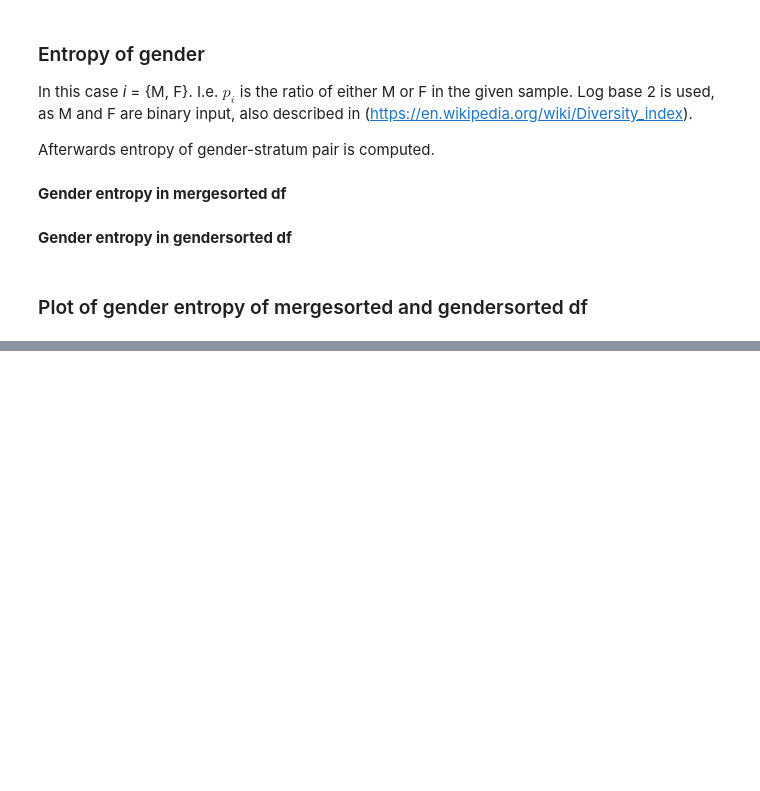
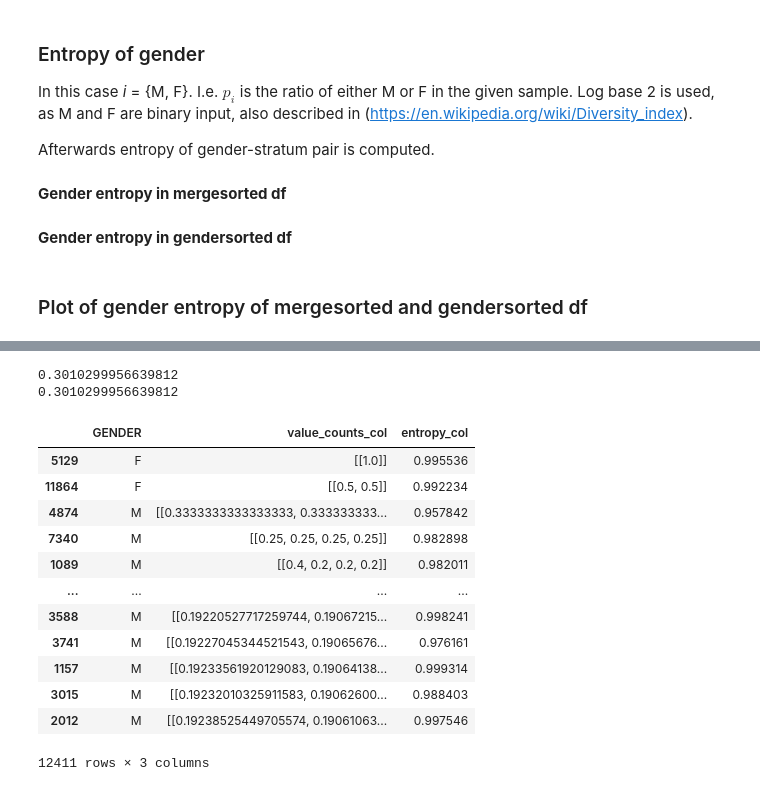
Before and after one commit to s183910/Bachelor_Gabi_Kat, a Jupyter notebook: Notebooks/Basic_dists/Baselines real.ipynb, the cells around one changed output, grey strips where cells are left out. Saved outputs shown, nothing was run; the diff lists cells and outputs as text; code cells hidden in the pictures; blank space fills up the shorter version.

```diff
--- a/Notebooks/Basic_dists/Baselines real.ipynb
+++ b/Notebooks/Basic_dists/Baselines real.ipynb
@@ -321,0 +340,52 @@ Log base e (natural) is used, as each entry
+# %%
+# Function creating gender-startum pair = sg_pair
+def sgpair_func(gen, strat):
+    #combines startum number and binary gender number in a string:
+    for i in range(1,7):
+        if gen==1 and strat == "Stratum_{}".format(i):
+            return "{}_1".format(i)
+        elif gen==0 and strat == "Stratum_{}".format(i):
+            return "{}_0".format(i)
+        else:
+            None
+
+#stratum gender pair column
+df_sort["sg_pair"] = df_sort.apply(lambda x: sgpair_func(x['GENDER_bin'], x['STRATUM']), axis=1)
+
+
+
+#For each row incremented, get ratio of sg-pair(s) and add to df
+data_value_counts = []
+for i in range(1,len(df_sort)+1):
+    data_value_counts.append(np.array([df_sort["sg_pair"][:i].value_counts(normalize=True)]))
+
+df_sort["value_counts_col"] = data_value_counts
+
+#For each row incremented, get entropy of sg-pair(s) and add to df
+data_entropy = []
+for i in range(len(df_sort)):
+    data_entropy.append(-(df_sort["value_counts_col"][i]*np.log10(df_sort["value_counts_col"][i])).sum())
+
+df_sort["entropy_col"] = data_entropy
+# %%
+# Check if entropy looks correct
+print(-2*np.sum(0.5*np.log10(0.5)))
+print(-2*np.sum(0.5*np.log10(0.5)))
+
+df_sort[["GENDER", "value_counts_col", "entropy_col"]]
+# %% [output]
+0.3010299956639812
+0.3010299956639812
+|  | GENDER | value_counts_col | entropy_col |
+| 5129 | F | [[1.0]] | 0.995536 |
+| 11864 | F | [[0.5, 0.5]] | 0.992234 |
+| 4874 | M | [[0.3333333333333333, 0.333333333... | 0.957842 |
+| 7340 | M | [[0.25, 0.25, 0.25, 0.25]] | 0.982898 |
+| 1089 | M | [[0.4, 0.2, 0.2, 0.2]] | 0.982011 |
+| ... | ... | ... | ... |
+| 3588 | M | [[0.19220527717259744, 0.19067215... | 0.998241 |
+| 3741 | M | [[0.19227045344521543, 0.19065676... | 0.976161 |
+| 1157 | M | [[0.19233561920129083, 0.19064138... | 0.999314 |
+| 3015 | M | [[0.19232010325911583, 0.19062600... | 0.988403 |
+| 2012 | M | [[0.19238525449705574, 0.19061063... | 0.997546 |
+12411 rows × 3 columns
```
Also changed, not shown: parts of 11 cells of this notebook.
